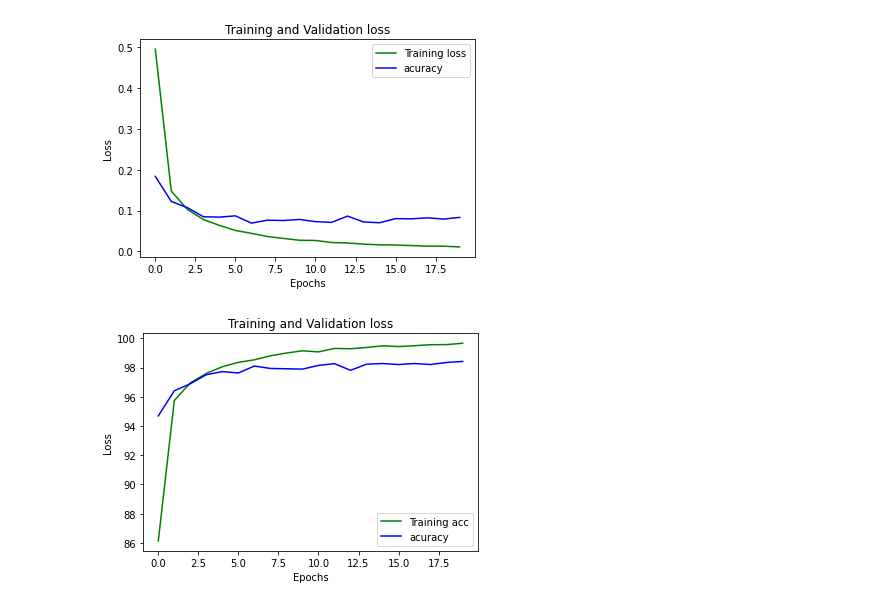
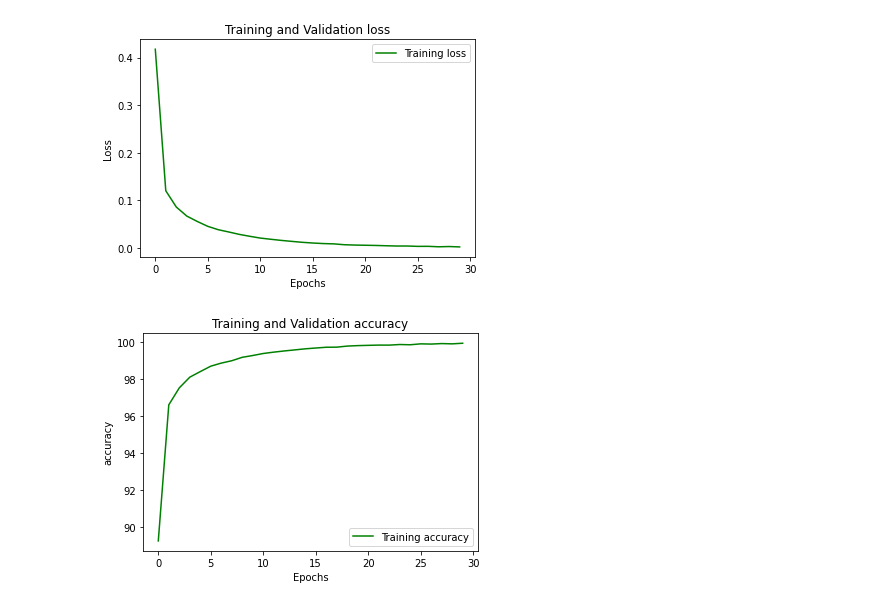
Before and after one commit to GSAUC3/AirPad, a Jupyter notebook: training.ipynb, the cells around one changed output. Cells and saved outputs as stored; diff of their text form; code cells hidden in the pictures.

Commit message:
model trained

```diff
--- a/training.ipynb
+++ b/training.ipynb
@@ -122,4 +0,0 @@ Estimated Total Size (MB): 0.50
-# %%
-criterion = nn.CrossEntropyLoss()
-learning_rate = 3e-4
-optimizer = torch.optim.Adam(model.parameters(),lr = learning_rate)
@@ -177,37 +183,20 @@ valloader = DataLoader(testset,batch_size=16,shuffle=False,num_workers=4)
 # %%
-
-import matplotlib.pyplot as plt
-%matplotlib inline
-accuracy=[]
-loss=[]
-vloss=[]
-vacc=[]
-
-for epoch in range(20):
-    a,l,vl,va = training_process(model,device,trainloader,criterion,optimizer,valloader)
-    accuracy.append(a)
-    loss.append(l)
-    vloss.append(vl)
-    vacc.append(va)
-
-epochs = range(20)
-plt.plot(epochs, loss, 'g', label='Training loss')
-plt.plot(epochs,vloss , 'b', label='acuracy')
+epochs = range(nb_epochs)
+plt.plot(epochs, train_losses, 'g', label='Training loss')
 plt.title('Training and Validation loss')
 plt.xlabel('Epochs')
 plt.ylabel('Loss')
 plt.legend()
 plt.show()
 # %% [output]
-[figure, old version]
+[figure, new version]
 # %%
-epochs = range(20)
-plt.plot(epochs, accuracy, 'g', label='Training acc')
-plt.plot(epochs,vacc , 'b', label='acuracy')
-plt.title('Training and Validation loss')
+
+plt.plot(epochs, acc, 'g', label='Training accuracy')
+plt.title('Training and Validation accuracy')
 plt.xlabel('Epochs')
-plt.ylabel('Loss')
+plt.ylabel('accuracy')
 plt.legend()
 plt.show()
 # %% [output]
-[figure, old version]
+[figure, new version]
```
Also changed, not shown: parts of 24 cells of this notebook, 6 other files.
